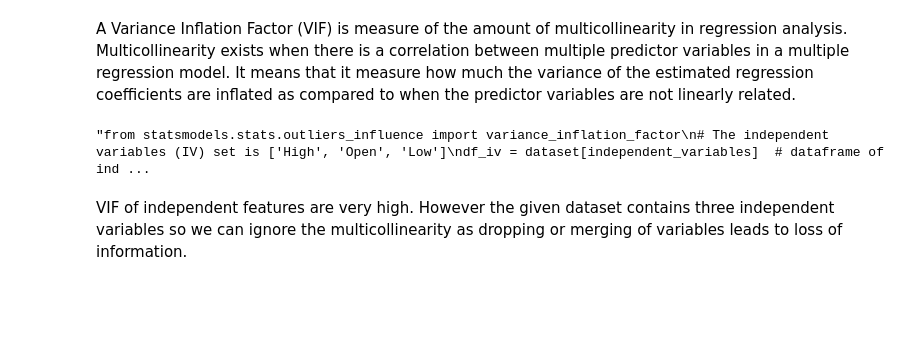
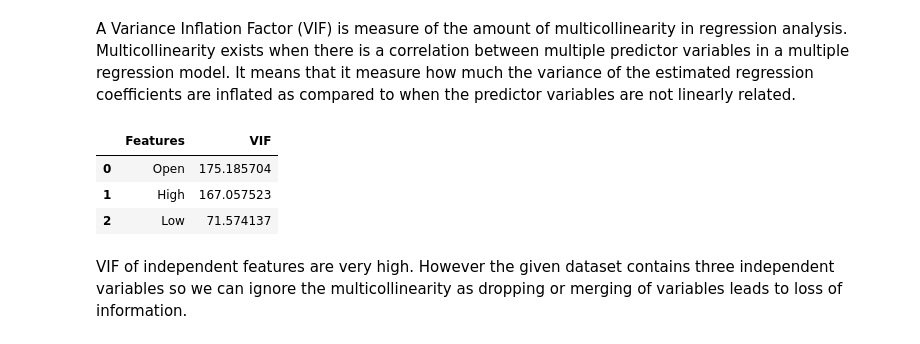
Before and after one commit to wankhede10swapnil/Yes-Bank-Stock-Closing-Price-Prediction, a Jupyter notebook: Yes_Bank_Stock_Closing_Price_Prediction_Swapnil_Wankhede.ipynb, the cells around one changed output. Drawn from its saved outputs; the diff is of its cells as text; code cells hidden in the pictures; blank space fills up the shorter version.

```diff
--- a/Yes_Bank_Stock_Closing_Price_Prediction_Swapnil_Wankhede.ipynb
+++ b/Yes_Bank_Stock_Closing_Price_Prediction_Swapnil_Wankhede.ipynb
@@ -345,17 +359,20 @@ We can see clearly that after applying log-Ttransformation-
 # %% [markdown]
 A Variance Inflation Factor (VIF) is measure of the amount of multicollinearity in regression analysis. Multicollinearity exists when there is a correlation between multiple predictor variables in a multiple regression model. It means that it measure how much the variance of the estimated regression coefficients are inflated as compared to when the predictor variables are not linearly related.
 # %%
-'''from statsmodels.stats.outliers_influence import variance_inflation_factor
+from statsmodels.stats.outliers_influence import variance_inflation_factor
 # The independent variables (IV) set is ['High', 'Open', 'Low']
 df_iv = dataset[independent_variables]  # dataframe of independent variables.
 # VIF dataframe
 vif_data=pd.DataFrame()        # creating Dataframe.
 vif_data['Features']=df_iv.columns
 # calcultating VIF for each feature
 vif_data['VIF']=[variance_inflation_factor(df_iv.values, i) for i in range(len(df_iv.columns))]
-vif_data'''
+vif_data
 # %% [output]
-"from statsmodels.stats.outliers_influence import variance_inflation_factor\n# The independent variables (IV) set is ['High', 'Open', 'Low']\ndf_iv = dataset[independent_variables]  # dataframe of ind ...
+|  | Features | VIF |
+| 0 | Open | 175.185704 |
+| 1 | High | 167.057523 |
+| 2 | Low | 71.574137 |
 # %% [markdown]
 VIF of independent features are very high. However the given dataset contains three independent variables so we can ignore the multicollinearity as dropping or merging of variables leads to loss of information.
 # %%
```
Also changed, not shown: parts of 31 cells of this notebook.
